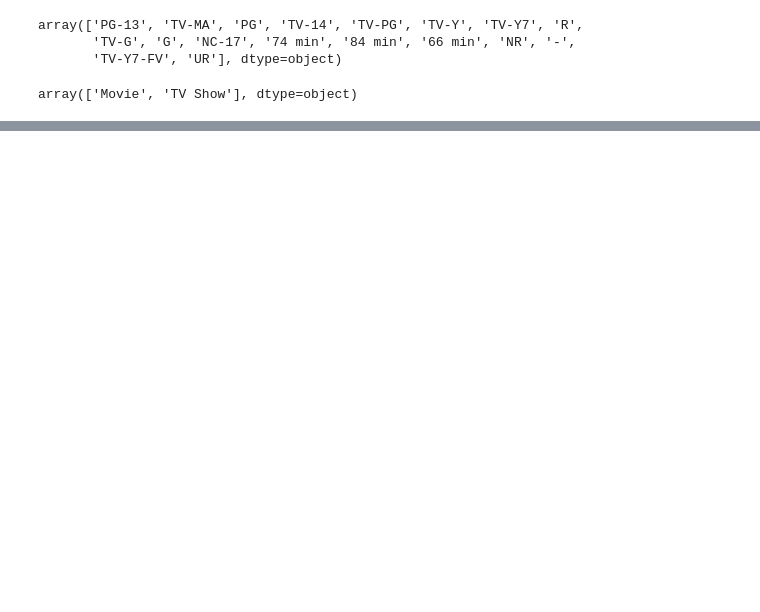
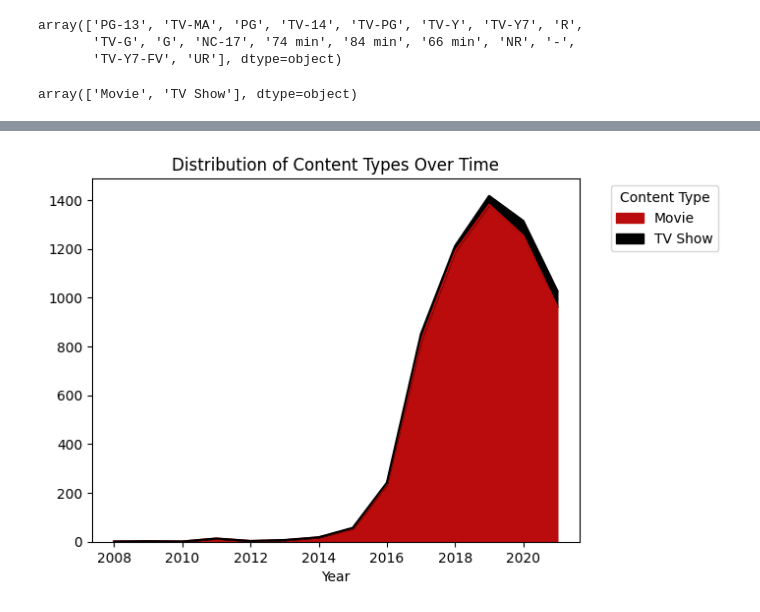
Before and after one commit to Udhay2898/Netflix_EDA, a Jupyter notebook: Nertflix_EDA.ipynb, the cells around one changed output, grey strips where cells are left out. Cells and saved outputs as stored; diff of their text form; code cells hidden in the pictures; blank space fills up the shorter version.

```diff
--- a/Nertflix_EDA.ipynb
+++ b/Nertflix_EDA.ipynb
@@ -293,0 +405,12 @@ fig.show()
+# %%
+content_type_distribution = df.groupby(['year_added', 'type']).size().unstack().fillna(0)
+
+colors = ['#ba0c0c','#000000']
+content_type_distribution.plot.area(stacked=True, color= colors)
+
+plt.title('Distribution of Content Types Over Time')
+plt.xlabel('Year')
+plt.legend(title='Content Type', bbox_to_anchor=(1.05, 1), loc='upper left')
+plt.show()
+# %% [output]
+[figure, added]
```
Also changed, not shown: parts of 19 cells of this notebook.
